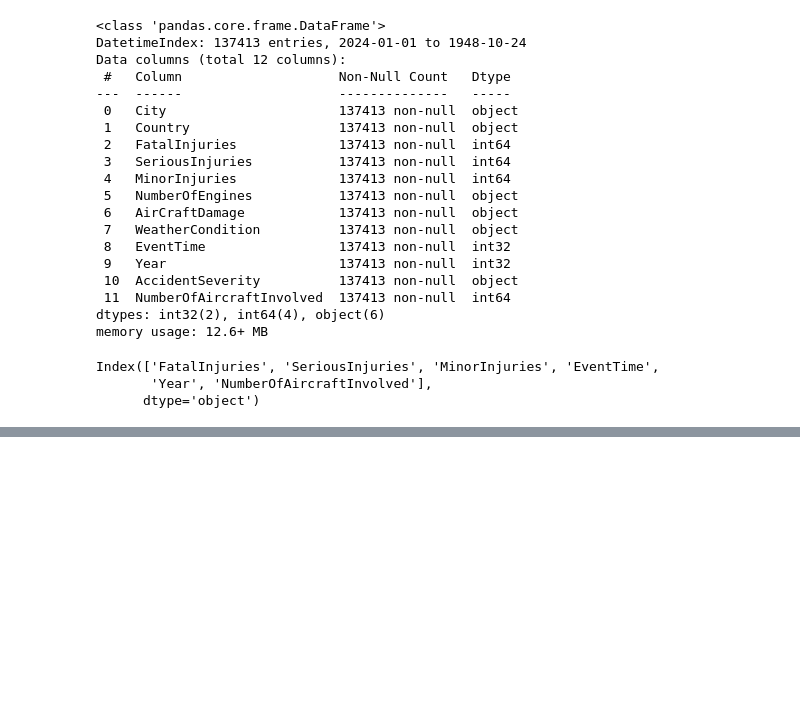
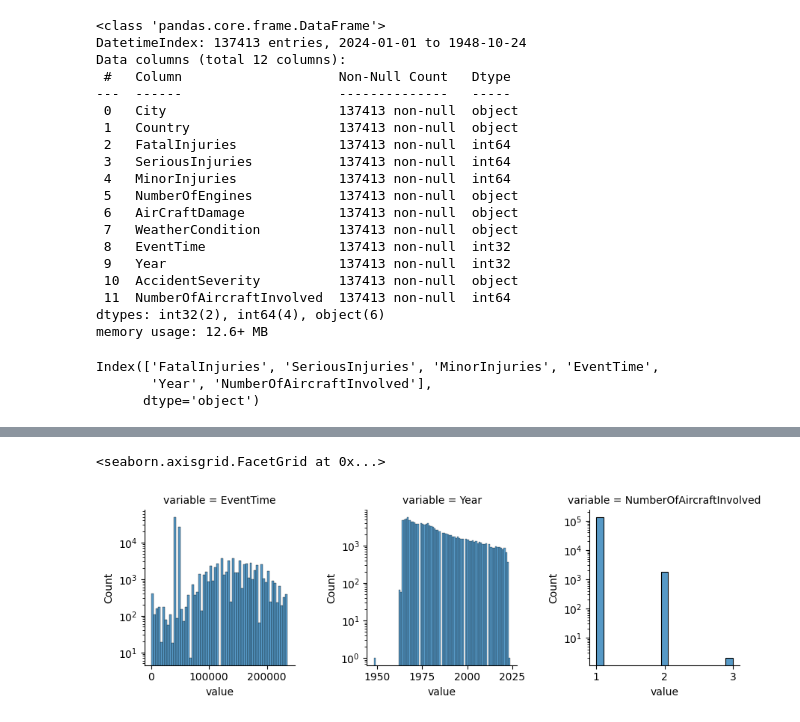
Before and after one commit to deniselouzada/air-accident-reports, a Jupyter notebook: ntsb-accidents2.ipynb, the cells around one changed output, grey strips where cells are left out. Saved outputs shown, nothing was run; the diff lists cells and outputs as text; code cells hidden in the pictures; blank space fills up the shorter version.

```diff
--- a/ntsb-accidents2.ipynb
+++ b/ntsb-accidents2.ipynb
@@ -658,0 +670,9 @@ plt.subplots_adjust(wspace=0.5)
+# %%
+df_hist = df_box.drop(columns=['FatalInjuries', 'SeriousInjuries', 'MinorInjuries'])
+# %%
+hist = pd.melt(df_hist, value_vars= df_hist)
+hist = sns.FacetGrid(hist, col = 'variable', col_wrap=3, sharex=False, sharey=False)
+hist.map(sns.histplot, 'value').set(yscale='log')
+# %% [output]
+<seaborn.axisgrid.FacetGrid at 0x...>
+[figure, added]
```
Also changed, not shown: parts of 19 cells of this notebook.
